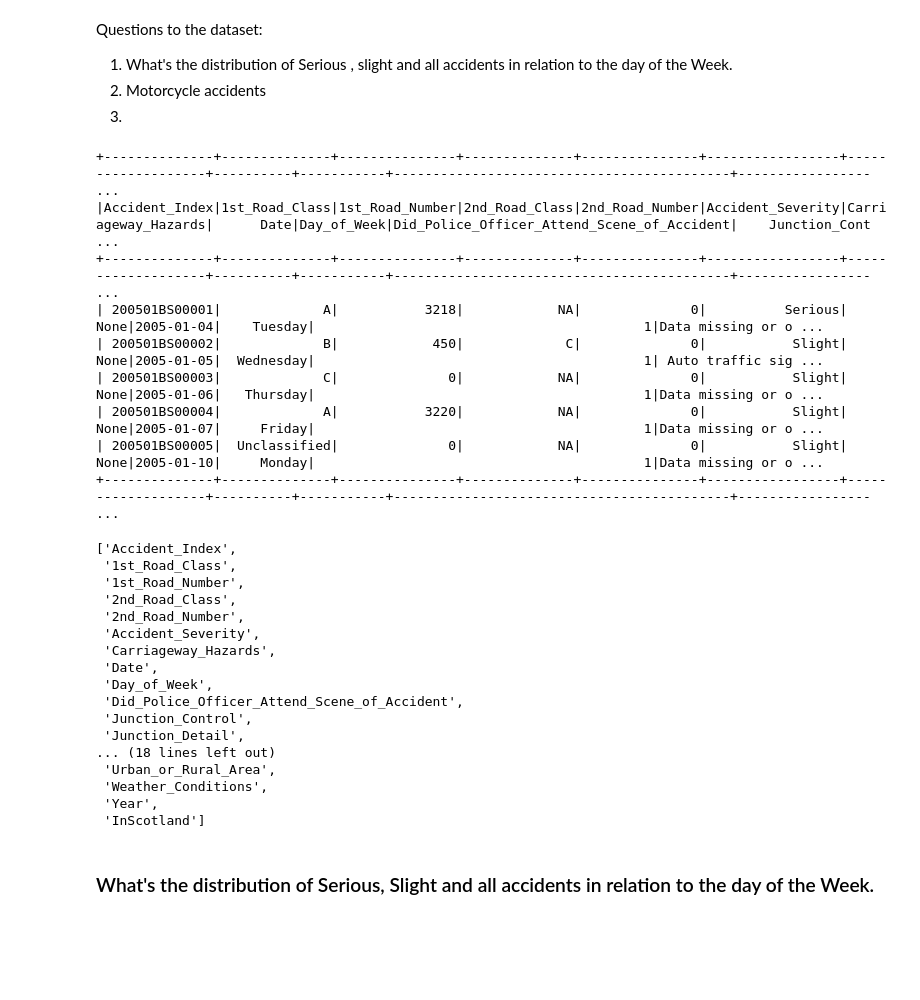
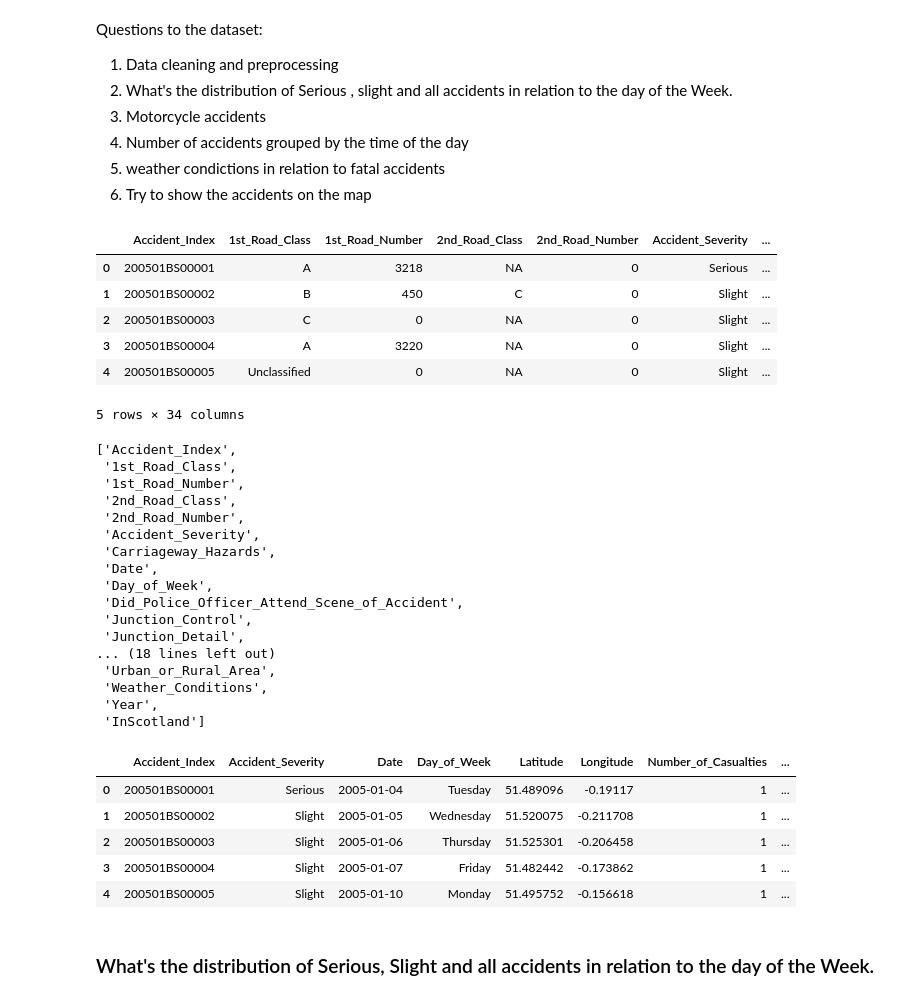
Before and after one commit to stachu123/car-accidents-pyspark, a Jupyter notebook: Car_accidents.ipynb, the cells around one changed output. Cells and saved outputs as stored; diff of their text form; code cells hidden in the pictures; blank space fills up the shorter version.

```diff
--- a/Car_accidents.ipynb
+++ b/Car_accidents.ipynb
@@ -1,8 +1,11 @@
 # %% [markdown]
 Questions to the dataset:
+1. Data cleaning and preprocessing
 1. What's the distribution of Serious , slight and all accidents in relation to the day of the Week.
 2. Motorcycle accidents
-3.
+3. Number of accidents grouped by the time of the day
+4. weather condictions in relation to fatal accidents
+6. Try to show the accidents on the map
 # %%
 import pyspark
 from pyspark import SparkContext
@@ -21,38 +24,50 @@ def load_dataframe(filename):
     df=spark.read.format('csv').options(header='true').load(filename)
     return df
 
-df_accidents = load_dataframe('./data/car_accidents/Accident_information.csv')
-df_accidents.limit(5).show()
+df = load_dataframe('../data/car_accidents/Accident_information.csv')
+df.limit(5).toPandas()
 # %% [output]
+|  | Accident_Index | 1st_Road_Class | 1st_Road_Number | 2nd_Road_Class | 2nd_Road_Number | Accident_Severity | ... |
+| 0 | 200501BS00001 | A | 3218 | NA | 0 | Serious | ... |
+| 1 | 200501BS00002 | B | 450 | C | 0 | Slight | ... |
+| 2 | 200501BS00003 | C | 0 | NA | 0 | Slight | ... |
+| 3 | 200501BS00004 | A | 3220 | NA | 0 | Slight | ... |
+| 4 | 200501BS00005 | Unclassified | 0 | NA | 0 | Slight | ... |
-+--------------+--------------+---------------+--------------+---------------+-----------------+-------------------+----------+-----------+-------------------------------------------+----------------- ...
-|Accident_Index|1st_Road_Class|1st_Road_Number|2nd_Road_Class|2nd_Road_Number|Accident_Severity|Carriageway_Hazards|      Date|Day_of_Week|Did_Police_Officer_Attend_Scene_of_Accident|    Junction_Cont ...
-+--------------+--------------+---------------+--------------+---------------+-----------------+-------------------+----------+-----------+-------------------------------------------+----------------- ...
-| 200501BS00001|             A|           3218|            NA|              0|          Serious|               None|2005-01-04|    Tuesday|                                          1|Data missing or o ...
-| 200501BS00002|             B|            450|             C|              0|           Slight|               None|2005-01-05|  Wednesday|                                          1| Auto traffic sig ...
-| 200501BS00003|             C|              0|            NA|              0|           Slight|               None|2005-01-06|   Thursday|                                          1|Data missing or o ...
-| 200501BS00004|             A|           3220|            NA|              0|           Slight|               None|2005-01-07|     Friday|                                          1|Data missing or o ...
-| 200501BS00005|  Unclassified|              0|            NA|              0|           Slight|               None|2005-01-10|     Monday|                                          1|Data missing or o ...
-+--------------+--------------+---------------+--------------+---------------+-----------------+-------------------+----------+-----------+-------------------------------------------+----------------- ...
+5 rows × 34 columns
+# %%
+df.columns
+# %% [output]
+['Accident_Index',
+ '1st_Road_Class',
+ '1st_Road_Number',
+ '2nd_Road_Class',
+ '2nd_Road_Number',
+ 'Accident_Severity',
+ 'Carriageway_Hazards',
+ 'Date',
+ 'Day_of_Week',
+ 'Did_Police_Officer_Attend_Scene_of_Accident',
+ 'Junction_Control',
+ 'Junction_Detail',
+... (18 lines left out)
+ 'Urban_or_Rural_Area',
+ 'Weather_Conditions',
+ 'Year',
+ 'InScotland']
 # %%
-df_accidents
+#choosing only the necessery columns (for now)
+columns = ['Accident_Index','Accident_Severity','Date','Day_of_Week','Latitude','Longitude','Number_of_Casualties','Number_of_Vehicles','Time',
+           'Weather_Conditions','Year',]
+df_accidents = df.select(*columns)
-# %% [output]
-['Accident_Index',
- '1st_Road_Class',
- '1st_Road_Number',
- '2nd_Road_Class',
- '2nd_Road_Number',
- 'Accident_Severity',
- 'Carriageway_Hazards',
- 'Date',
- 'Day_of_Week',
- 'Did_Police_Officer_Attend_Scene_of_Accident',
- 'Junction_Control',
- 'Junction_Detail',
-... (18 lines left out)
- 'Urban_or_Rural_Area',
- 'Weather_Conditions',
- 'Year',
- 'InScotland']
+# %%
+df_accidents.limit(5).toPandas()
+# %% [output]
+|  | Accident_Index | Accident_Severity | Date | Day_of_Week | Latitude | Longitude | Number_of_Casualties | ... |
+| 0 | 200501BS00001 | Serious | 2005-01-04 | Tuesday | 51.489096 | -0.19117 | 1 | ... |
+| 1 | 200501BS00002 | Slight | 2005-01-05 | Wednesday | 51.520075 | -0.211708 | 1 | ... |
+| 2 | 200501BS00003 | Slight | 2005-01-06 | Thursday | 51.525301 | -0.206458 | 1 | ... |
+| 3 | 200501BS00004 | Slight | 2005-01-07 | Friday | 51.482442 | -0.173862 | 1 | ... |
+| 4 | 200501BS00005 | Slight | 2005-01-10 | Monday | 51.495752 | -0.156618 | 1 | ... |
 # %% [markdown]
 ### What's the distribution of Serious, Slight and all accidents in relation to the day of the Week.
 # %%
```
Also changed, not shown: parts of 10 cells of this notebook.
